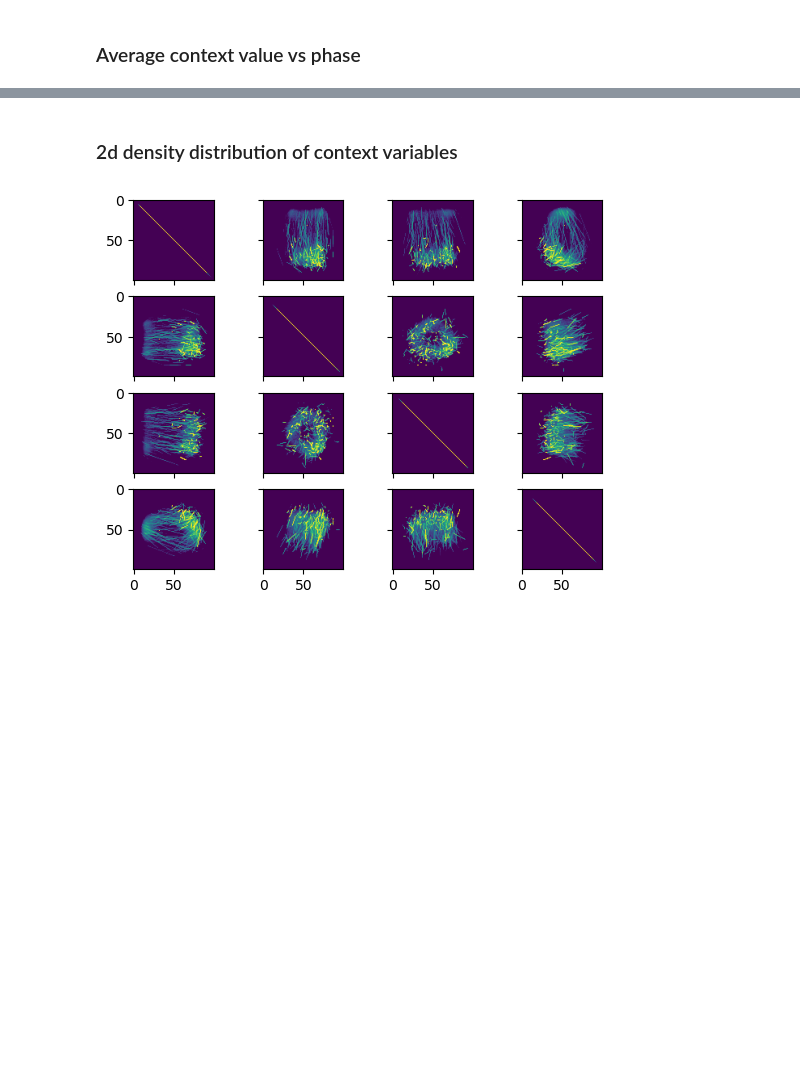
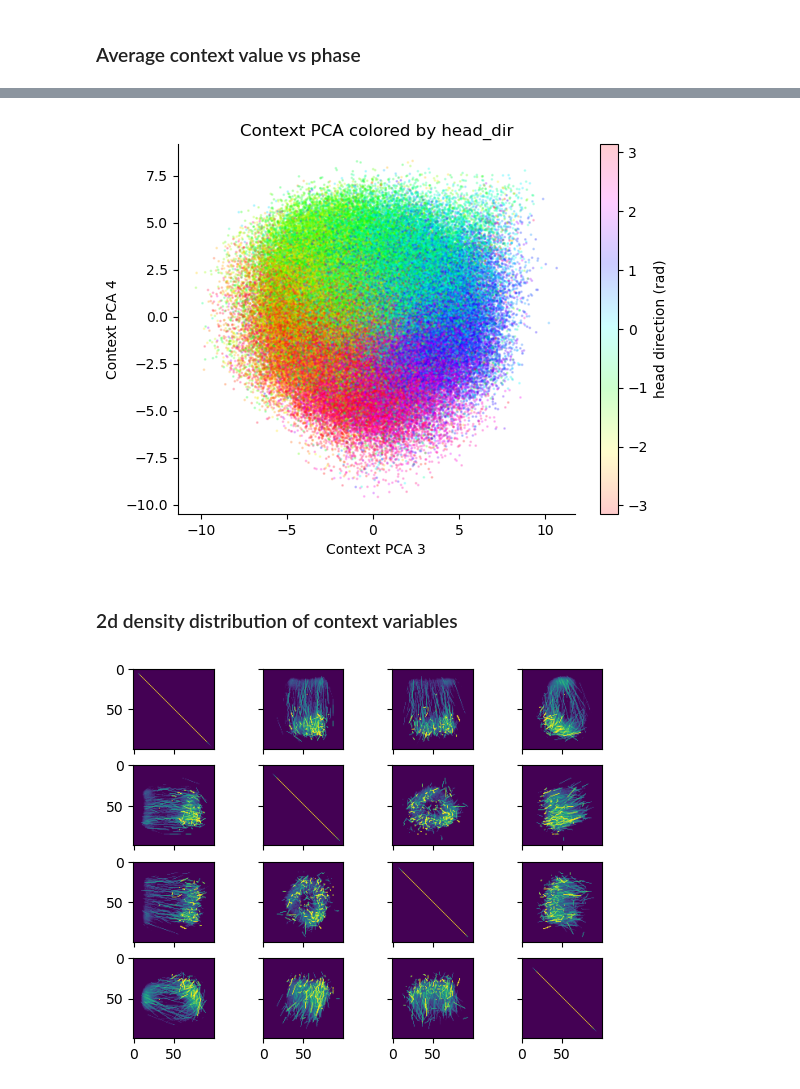
Before and after one commit to samuelbray32/c3po, a Jupyter notebook: notebooks/mec_analyze_embedding.ipynb, the cells around one changed output, grey strips where cells are left out. Saved outputs shown, nothing was run; the diff lists cells and outputs as text; code cells hidden in the pictures; blank space fills up the shorter version.

```diff
--- a/notebooks/mec_analyze_embedding.ipynb
+++ b/notebooks/mec_analyze_embedding.ipynb
@@ -152,3 +235,26 @@ Text(0.5, 0, 'Theta phase (rad)')
+# %%
+plot_dims = [1, 2]
+plot_dims = [2, 3]
+subset = slice(None, None, 20)
+
+fig = plt.figure()
+ind_dir = np.digitize(analysis.t, t)
+# ind_data = ind_data[subset]
+plt.scatter(
+    c_pca[subset][:, plot_dims[0]],
+    c_pca[subset][:, plot_dims[1]],
+    s=1,
+    alpha=0.2,
+    c=head_dir[ind_dir[subset] - 1],
+    cmap="hsv",
+)
+plt.colorbar(label="head direction (rad)")
+plt.xlabel(f"Context PCA {plot_dims[0]+1}")
+plt.ylabel(f"Context PCA {plot_dims[1]+1}")
+plt.title("Context PCA colored by head_dir")
+fig.gca().spines[["top", "right"]].set_visible(False)
+# %% [output]
+[figure, added]
 # %% [markdown]
 ### 2d density distribution of context variables
 # %%
```
Also changed, not shown: parts of 40 cells of this notebook.
